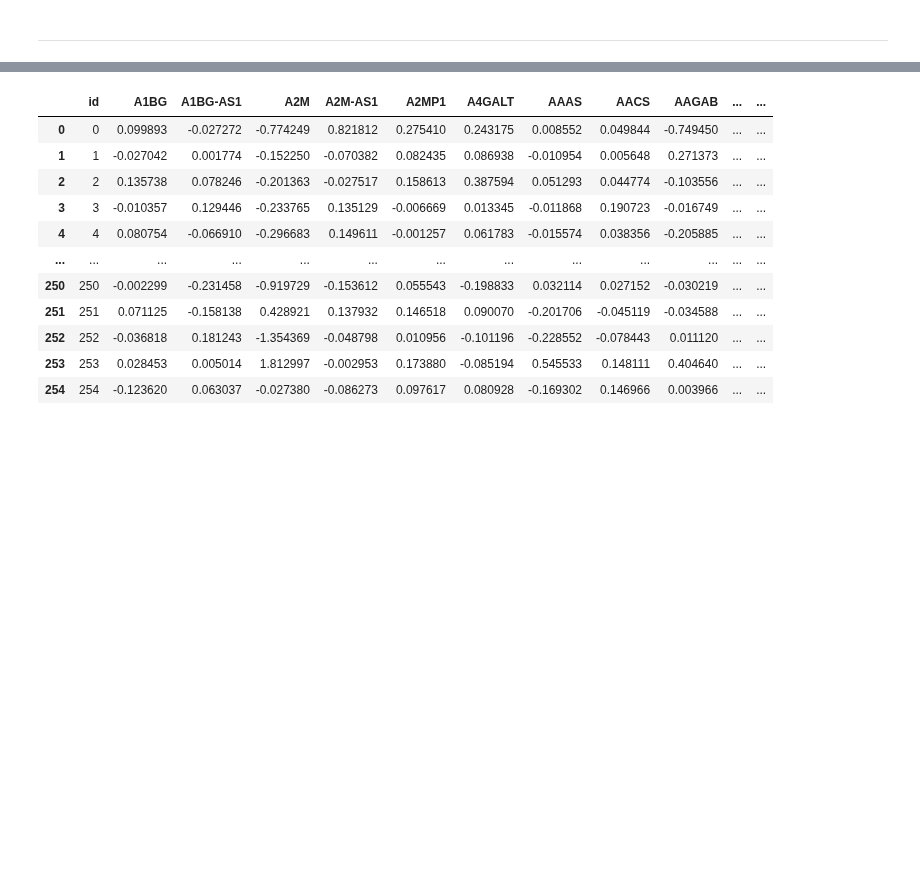
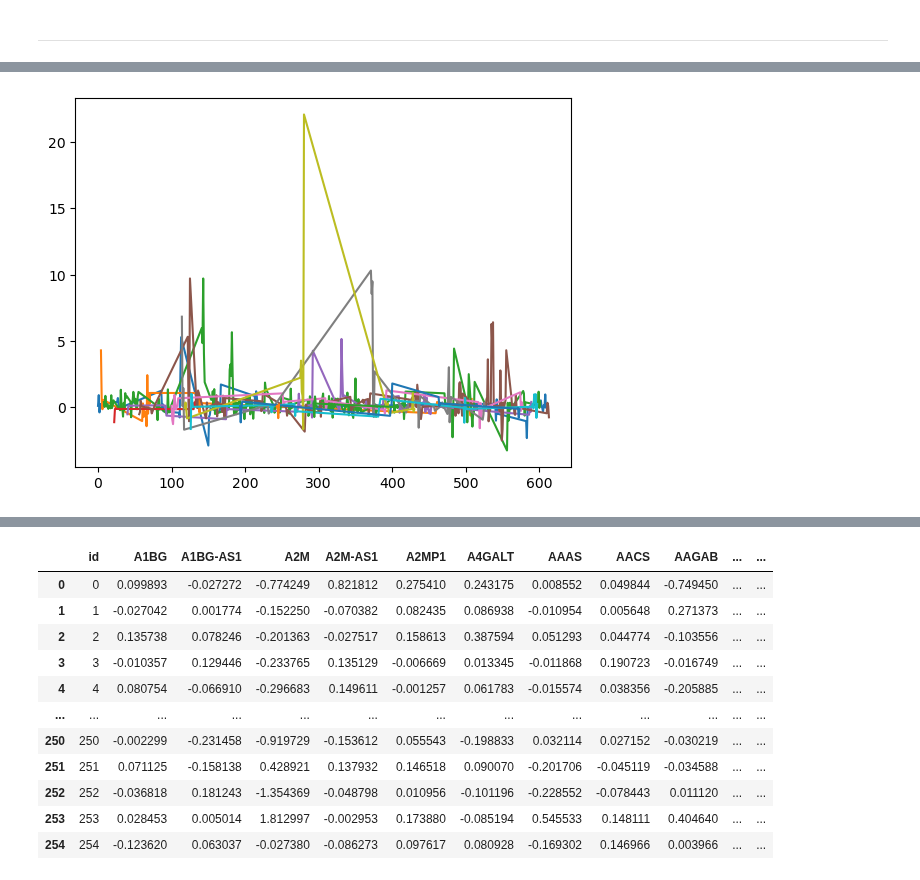
Before and after one commit to hoittoken/Python, a Jupyter notebook: Py/Projects/project_kaggle_single_cell/SCP_project.ipynb, the cells around one changed output, grey strips where cells are left out. Saved outputs shown, nothing was run; the diff lists cells and outputs as text; code cells hidden in the pictures; blank space fills up the shorter version.

```diff
--- a/Py/Projects/project_kaggle_single_cell/SCP_project.ipynb
+++ b/Py/Projects/project_kaggle_single_cell/SCP_project.ipynb
@@ -40,0 +65,16 @@ len(y.unique())
+# %%
+# ~27s
+from sklearn.linear_model import LinearRegression
+from sklearn.metrics import mean_squared_error
+
+X = df.iloc[:,[0, 1]].values
+w_list = []
+mse_list = []
+
+for i in np.arange(2, df.shape[1]):
+    model = LinearRegression().fit(X, df.iloc[:, i])
+    y_pred = model.predict(X)
+    w_list.append(model.coef_)
+    mse_list.append(mean_squared_error(df.iloc[:, i], y_pred))
+
+w_list = np.array(w_list)
@@ -40,0 +113,14 @@ len(y.unique())
+# %%
+nk_df = df[df['cell_type'] == 'NK cells']
+t_cd4_df = df[df['cell_type'] == 'T cells CD4+']
+t_cd8_df = df[df['cell_type'] == 'T cells CD8+']
+t_r_df = df[df['cell_type'] == 'T regulatory cells']
+b_df = df[df['cell_type'] == 'B cells']
+m_df = df[df['cell_type'] == 'Myeloid cells']
+
+print(f"Shape of NK cells data: {nk_df.shape}")
+print(f"Shape of T cells CD4+ data: {t_cd4_df.shape}")
+print(f"Shape of T cells CD8+ data: {t_cd8_df.shape}")
+print(f"Shape of T regulatory cells data: {t_r_df.shape}")
+print(f"Shape of B cells data: {b_df.shape}")
+print(f"Shape of Myeloid cells data: {m_df.shape}")
@@ -40,0 +159,5 @@ len(y.unique())
+# %%
+for i in nk_df['sm_lincs_id'].unique():
+    plt.plot(df[df['sm_lincs_id'] == i]['A1BG'])
+# %% [output]
+[figure, added]
```
Also changed, not shown: parts of 22 cells of this notebook.
